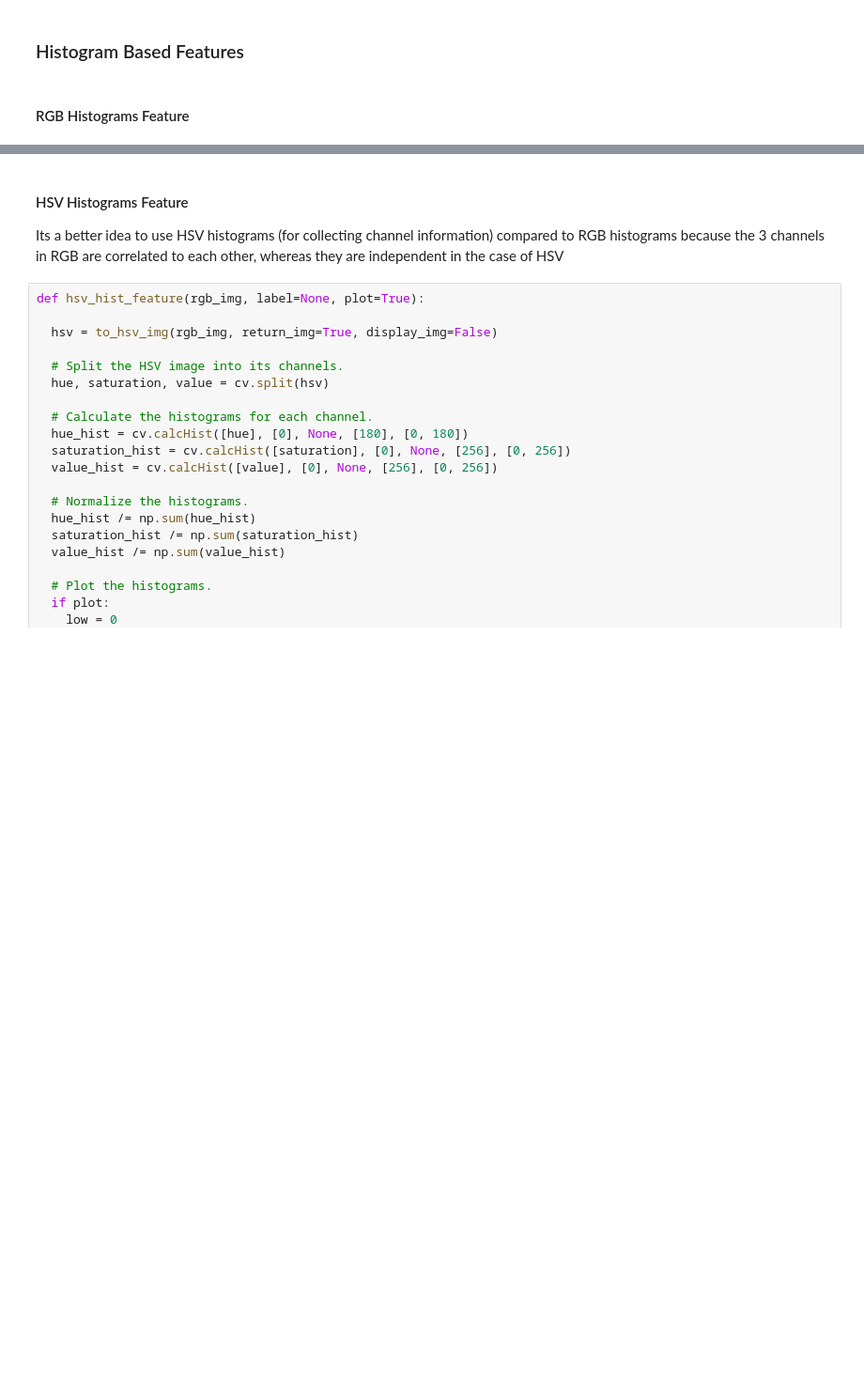
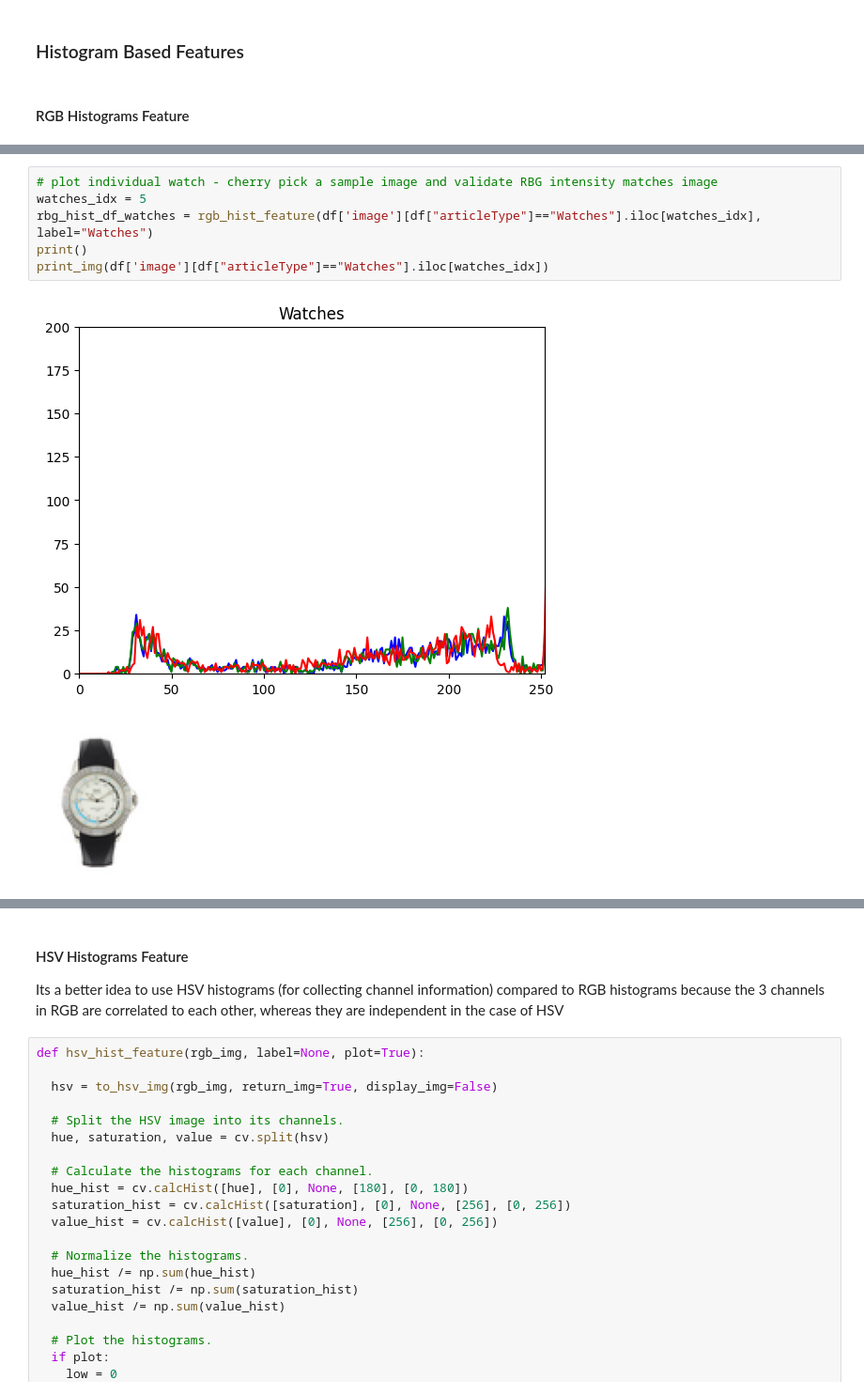
Before and after one commit to W281/W281-FashionClassification, a Jupyter notebook: Final_Project_W281.ipynb, the cells around one changed output, grey strips where cells are left out. Shown at 94% size. Drawn from its saved outputs; the diff is of its cells as text; blank space fills up the shorter version.

```diff
--- a/Final_Project_W281.ipynb
+++ b/Final_Project_W281.ipynb
@@ -783,0 +849,9 @@ rbg_hist_train_shoes = rgb_hist_feature(df['image'][df["articleType"]=="Casual S
+# %%
+# plot individual watch - cherry pick a sample image and validate RBG intensity matches image
+watches_idx = 5
+rbg_hist_df_watches = rgb_hist_feature(df['image'][df["articleType"]=="Watches"].iloc[watches_idx], label="Watches")
+print()
+print_img(df['image'][df["articleType"]=="Watches"].iloc[watches_idx])
+# %% [output]
+[figure, added]
+[figure, added]
```
Also changed, not shown: parts of 59 cells of this notebook.
